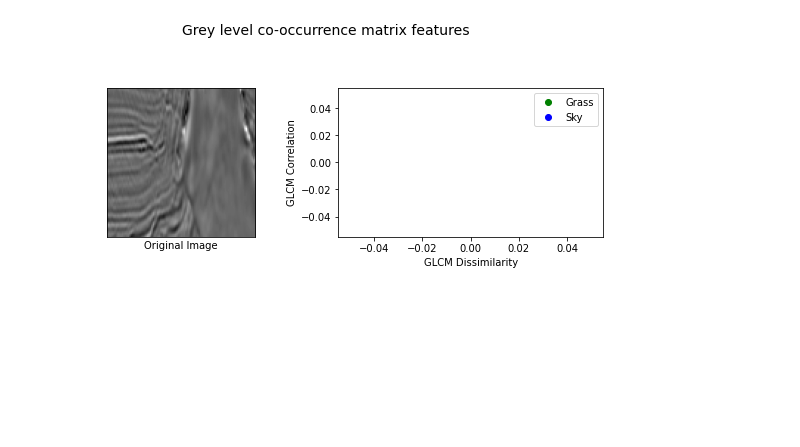
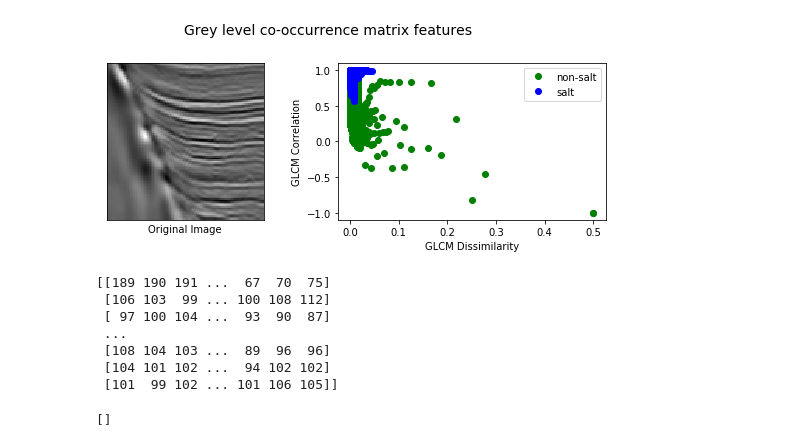
Before and after one commit to cvsaltdome/cv_project, a Jupyter notebook: GLCM.ipynb, the cells around one changed output. Cells and saved outputs as stored; diff of their text form; code cells hidden in the pictures; blank space fills up the shorter version.

```diff
--- a/GLCM.ipynb
+++ b/GLCM.ipynb
@@ -10,16 +10,17 @@ import cv2
 PATCH_SIZE = 31
 import imagehelper
 image_paths = imagehelper.get_image_files()
+image_paths2 = imagehelper.get_image_mask()
 # open the camera image
-image = cv2.cvtColor(cv2.imread(image_paths[0]), cv2.COLOR_BGR2GRAY)
-image2 = cv2.cvtColor(cv2.imread(image_paths[0]), cv2.COLOR_BGR2GRAY)
+image = cv2.cvtColor(cv2.imread(image_paths[80]), cv2.COLOR_BGR2GRAY)
+image2 = cv2.cvtColor(cv2.imread(image_paths2[80]), cv2.COLOR_BGR2GRAY)
 # select some patches from grassy areas of the image
 grass_locations=[]
 sky_locations=[]
-for i1 in range(int(image.shape[0]/10)):
-    for j1 in range(int(image.shape[1]/10)):
-        i=i1*10
-        j=j1*10
+for i1 in range(int(image.shape[0]/1)):
+    for j1 in range(int(image.shape[1]/1)):
+        i=i1*1
+        j=j1*1
         if(image2[i,j]==0):
             grass_locations.append((i,j))
         if(image2[i,j]==255):
@@ -62,37 +63,47 @@ ax.set_xticks([])
 ax.set_yticks([])
 ax.axis('image')
 
 # for each patch, plot (dissimilarity, correlation)
 ax = fig.add_subplot(3, 2, 2)
 ax.plot(xs[:len(grass_patches)], ys[:len(grass_patches)], 'go',
-        label='Grass')
+        label='non-salt')
 ax.plot(xs[len(grass_patches):], ys[len(grass_patches):], 'bo',
-        label='Sky')
+        label='salt')
 ax.set_xlabel('GLCM Dissimilarity')
 ax.set_ylabel('GLCM Correlation')
 ax.legend()
 
 # display the image patches
 #for i, patch in enumerate(grass_patches):
 #    ax = fig.add_subplot(3, len(grass_patches), len(grass_patches)*1 + i + 1)
 #    ax.imshow(patch, cmap=plt.cm.gray,
 #              vmin=0, vmax=255)
 #    ax.set_xlabel('Grass %d' % (i + 1))
 
 #for i, patch in enumerate(sky_patches):
 #    ax = fig.add_subplot(3, len(sky_patches), len(sky_patches)*2 + i + 1)
 #    ax.imshow(patch, cmap=plt.cm.gray,
 #              vmin=0, vmax=255)
 #    ax.set_xlabel('Sky %d' % (i + 1))
 
 
 # display the patches and plot
 fig.suptitle('Grey level co-occurrence matrix features', fontsize=14, y=1.05)
 plt.tight_layout()
 plt.show()
 # %% [output]
-[figure, old version]
+[figure, new version]
 # %%
 print(image2)
+# %% [output]
+[[189 190 191 ...  67  70  75]
+ [106 103  99 ... 100 108 112]
+ [ 97 100 104 ...  93  90  87]
+ ...
+ [108 104 103 ...  89  96  96]
+ [104 101 102 ...  94 102 102]
+ [101  99 102 ... 101 106 105]]
 # %%
 print(grass_locations)
+# %% [output]
+[]
```
Also changed, not shown: 1 other file.
